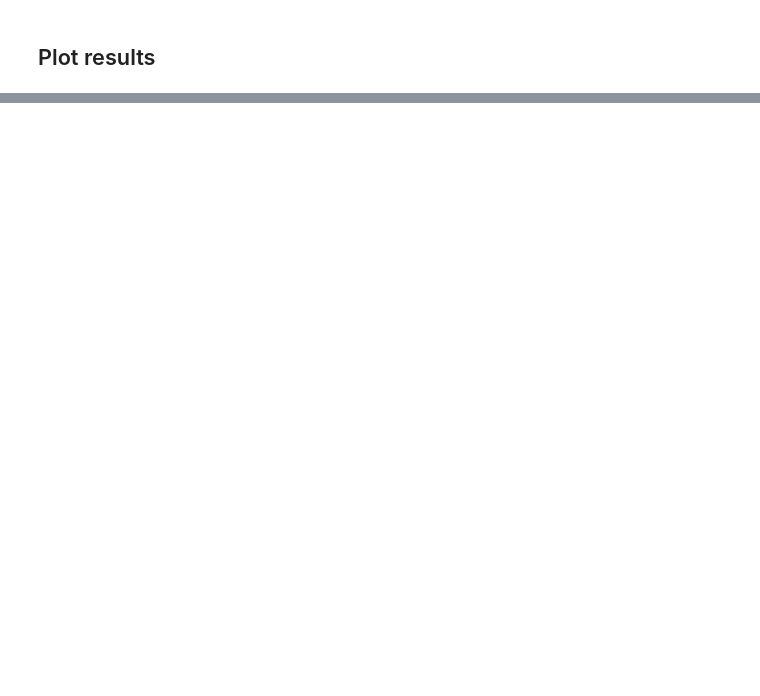
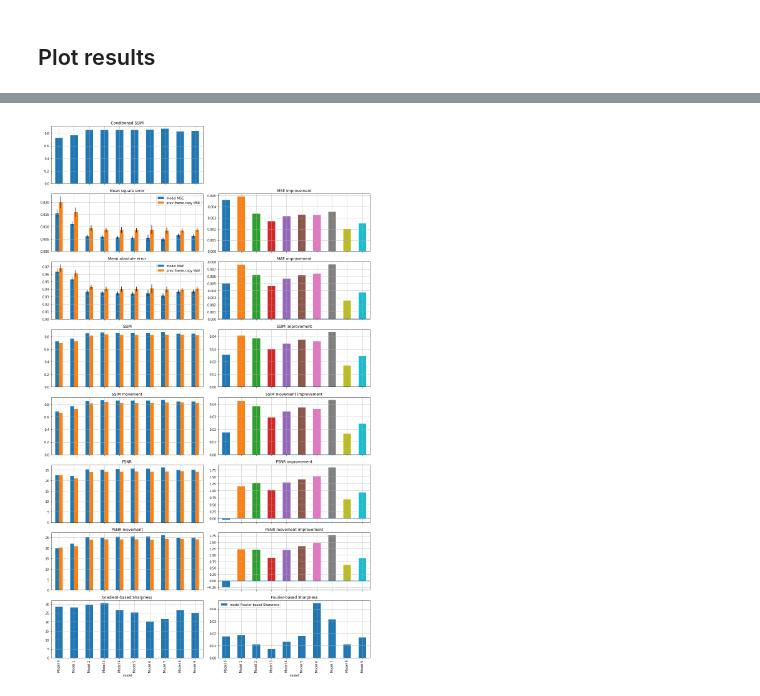
Before and after one commit to RoshanRane/PredNet-and-Predictive-Coding-A-Critical-Review, a Jupyter notebook: plot_results.ipynb, the cells around one changed output, grey strips where cells are left out. Drawn from its saved outputs; the diff is of its cells as text; code cells hidden in the pictures; blank space fills up the shorter version.

```diff
--- a/plot_results.ipynb
+++ b/plot_results.ipynb
@@ -149,0 +176,17 @@ WARNING:'PSNR_movement_mean_prev_frame_copy' doesnot exist in any of the result*
+# %%
+model_names = {
+    "fps3_l4_img48_56_750k": "Model 0" ,
+    "fps6_l4_img48_56_750k" : "Model 1" ,
+    "fps12_l4_img48_56_450k": "Model 2" ,
+    "fps12_l4_img32_48_450k": "Model 3",
+"fps12_l5_img48_80_750k_p5m": "Model 4",
+"fps12_l6_img64_96_750k_p6m": "Model 5",
+"fps12_l7_img128_192_900k_p6m": "Model 6",
+"fps12_l6_img96_160_750k_p7m": "Model 7",
+"fps12_l5_lall_img48_80_750k_p5m": "Model 8",
+"fps12_l6_lall_img64_96_750k_p6m": "Model 9"
+}
+
+results_final = results.reset_index().copy()
+results_final.model = results_final.model.map(model_names)
+results_final = results_final.dropna(subset=['model']).set_index(['model'])
@@ -149,0 +197,7 @@ WARNING:'PSNR_movement_mean_prev_frame_copy' doesnot exist in any of the result*
+# %%
+results_final['Conditioned_SSIM_mean'] = 1 - results_final['Conditioned_SSIM_mean']
+results_final = results_final.reset_index().dropna(subset=['model']).set_index(['model'])
+# %%
+plot_results_df(results_final.sort_index())
+# %% [output]
+[figure, added]
```
Also changed, not shown: parts of 8 cells of this notebook, 2 other files.
